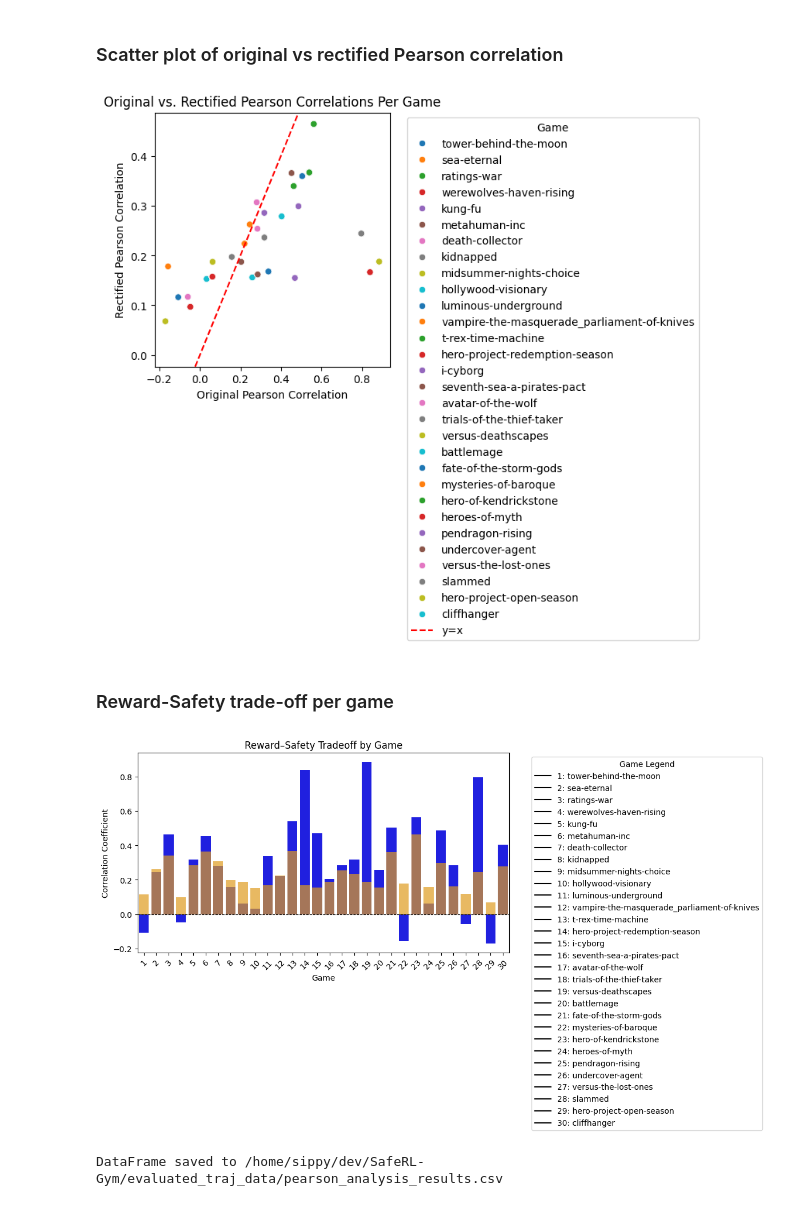
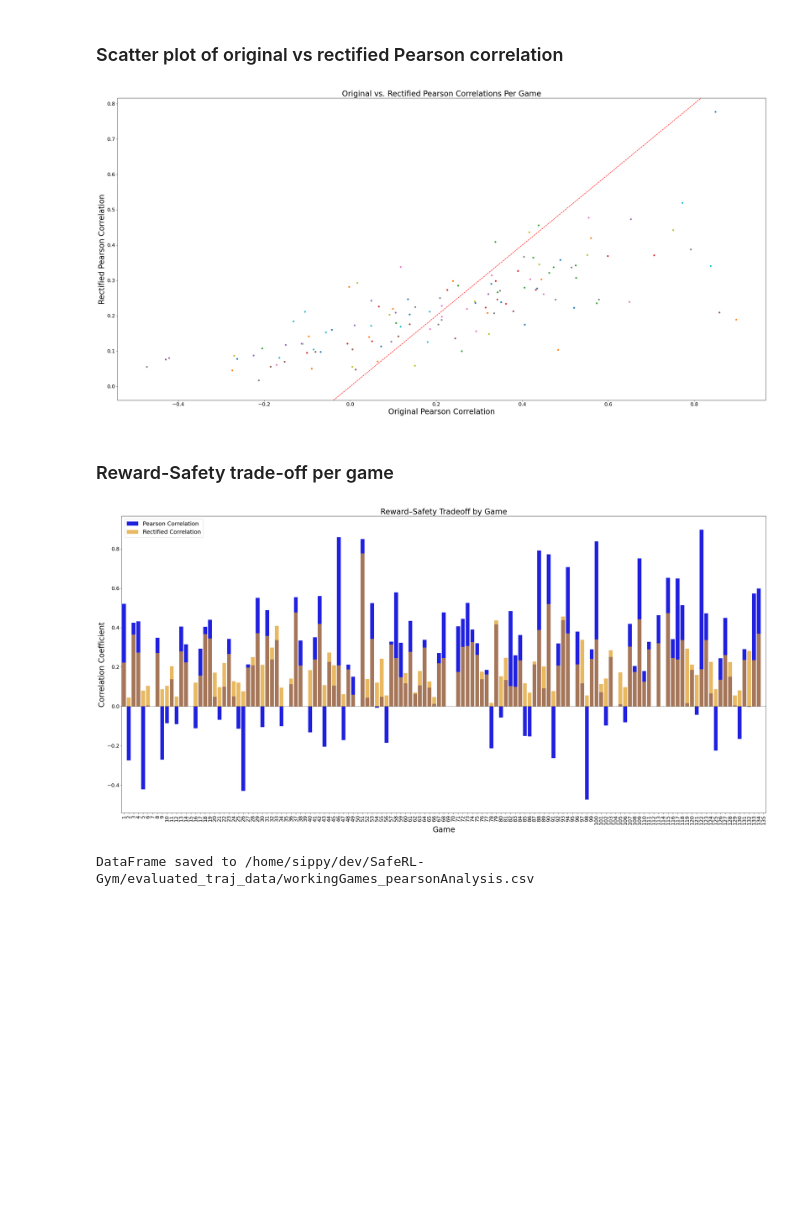
Before and after one commit to harshraj172/SafeRL-Gym, a Jupyter notebook: generate_pearson_coeffs.ipynb, the cells around one changed output. Saved outputs shown, nothing was run; the diff lists cells and outputs as text; code cells hidden in the pictures; blank space fills up the shorter version.

```diff
--- a/generate_pearson_coeffs.ipynb
+++ b/generate_pearson_coeffs.ipynb
@@ -15,7 +17,7 @@ import pandas as pd
 
 ROOT = "/home/sippy/dev/SafeRL-Gym/"
 # %%
-df = pd.read_csv(ROOT + 'evaluated_traj_data/sippy_random_results.csv')
+df = pd.read_csv(ROOT + 'evaluated_traj_data/random_workingGames.csv')
 df
 # %% [output]
 |  | game | traj_dir | steps | safety_cost | reward |
@@ -33,0 +36,3 @@ df
+# %%
+df.sort_values(by='game', ascending=True, inplace=True, ignore_index=True)
+df
@@ -154,0 +201,9 @@ Bottom 5 Games (Original Correlation):
+# %%
+plt.rcParams.update({
+    'font.size': 24,        # Base font size
+    'axes.titlesize': 24,   # Title font size
+    'axes.labelsize': 24,   # Axis label font size
+    'xtick.labelsize': 16,  # X-tick label font size
+    'ytick.labelsize': 16,  # Y-tick label font size
+    'legend.fontsize': 18   # Legend font size
+})
@@ -226,46 +296,36 @@ plt.show()
 # %% [markdown]
 ### Scatter plot of original vs rectified Pearson correlation
 # %%
-# Plot scatter plot of original vs rectified correlations
-plt.figure(figsize=(8, 6))
-sns.scatterplot(x='pearson_corr', y='pearson_corr_rectified', data=df, hue='game', palette='tab10')
+plt.figure(figsize=(30, 15))
+sns.scatterplot(x='pearson_corr', y='pearson_corr_rectified', data=df, hue='game', palette='tab10', legend=False)
 plt.title("Original vs. Rectified Pearson Correlations Per Game")
 plt.xlabel("Original Pearson Correlation")
 plt.ylabel("Rectified Pearson Correlation")
 plt.axline((0, 0), slope=1, color='red', linestyle='--', label='y=x')
-plt.legend(title="Game", bbox_to_anchor=(1.05, 1), loc='upper left')
 plt.tight_layout()
 plt.show()
 # %% [output]
-[figure, old version]
+[figure, new version]
 # %% [markdown]
 ### Reward-Safety trade-off per game
 # %%
-# Step 1: Plot the reward-safety tradeoff with numeric labels on the x-axis
-plt.figure(figsize=(12, 6))
+plt.figure(figsize=(30, 15))
 sns.barplot(x='game_numeric', y='pearson_corr', data=df, color='blue', label='Pearson Correlation')
 sns.barplot(x='game_numeric', y='pearson_corr_rectified', data=df, color='orange', alpha=0.7, label='Rectified Correlation')
 plt.title("Reward–Safety Tradeoff by Game")
 plt.xlabel("Game")
 plt.ylabel("Correlation Coefficient")
-plt.xticks(rotation=45)
+plt.xticks(rotation=90)
 plt.axhline(0, color='black', linestyle='--', linewidth=0.8)
-plt.legend(title="Correlation Type")
-
-# Step 2: Add a legend for the game mapping
-handles = [plt.Line2D([0], [0], color='black', label=f"{short_name}: {full_name}")
-           for full_name, short_name in game_mapping.items()]
-plt.legend(handles=handles, title="Game Legend", bbox_to_anchor=(1.05, 1), loc='upper left')
-
 plt.tight_layout()
 plt.show()
 # %% [output]
-[figure, old version]
+[figure, new version]
 # %%
 # Save the DataFrame to a CSV file
-output_path = ROOT + 'evaluated_traj_data/pearson_analysis_results.csv'
+output_path = ROOT + 'evaluated_traj_data/workingGames_pearsonAnalysis.csv'
 df.to_csv(output_path, index=False)
 
 print(f"DataFrame saved to {output_path}")
 # %% [output]
-DataFrame saved to /home/sippy/dev/SafeRL-Gym/evaluated_traj_data/pearson_analysis_results.csv
+DataFrame saved to /home/sippy/dev/SafeRL-Gym/evaluated_traj_data/workingGames_pearsonAnalysis.csv
```
Also changed, not shown: parts of 21 cells of this notebook.
